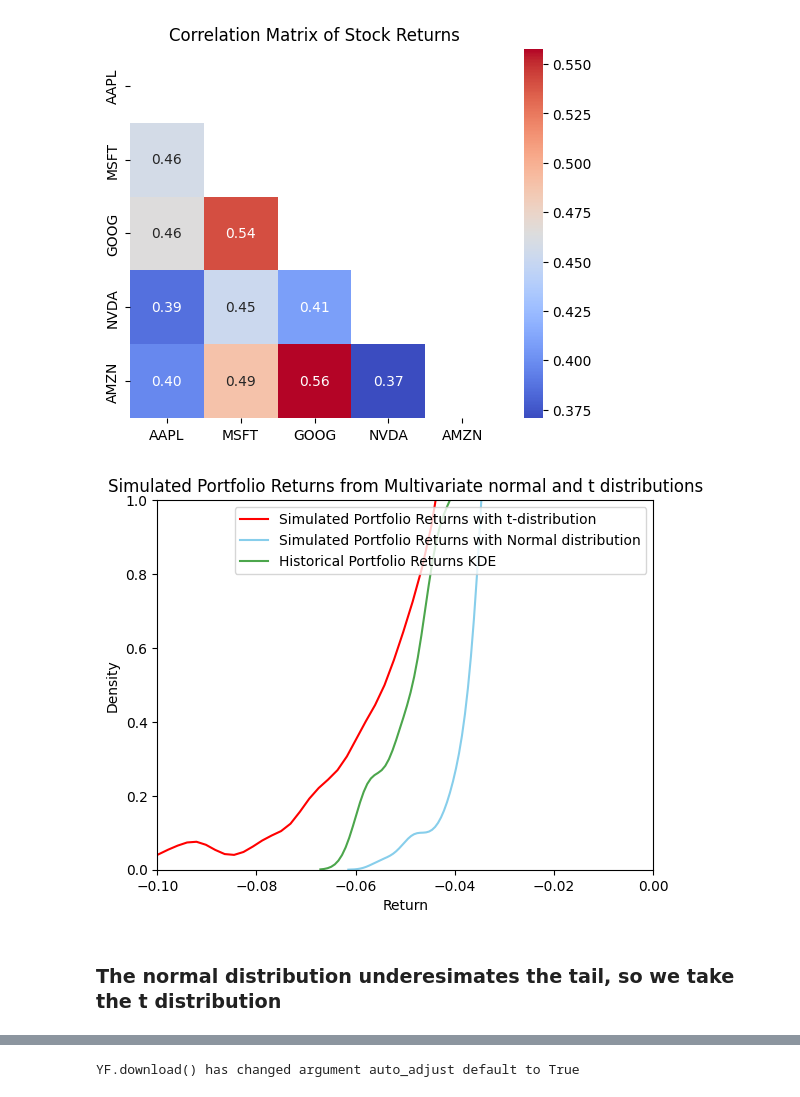
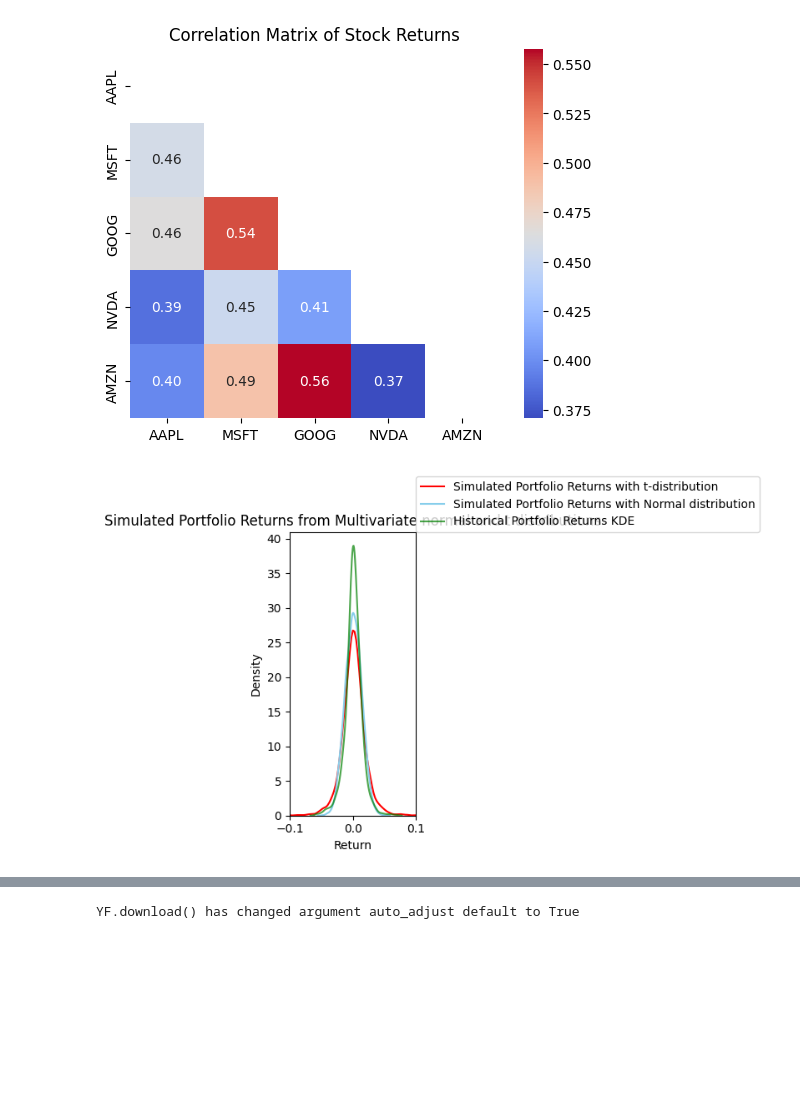
Before and after one commit to manipuppeteer/Finance-Projects, a Jupyter notebook: VaR & CVaR modelling/VaR_daily.ipynb, the cells around one changed output, grey strips where cells are left out. Cells and saved outputs as stored; diff of their text form; code cells hidden in the pictures; blank space fills up the shorter version.

```diff
--- a/VaR & CVaR modelling/VaR_daily.ipynb
+++ b/VaR & CVaR modelling/VaR_daily.ipynb
@@ -308,22 +334,20 @@ mvt_samples = mean_vec + (z - mean_vec) / scaling  # shape: (n_samples, n_assets
 # %%
 #mvt_samples.shape
 portfolio_returns_mvt = mvt_samples.dot(weights)
 portfolio_returns_normal= z.dot(weights)  # shape: (n_samples,)
-df, loc, scale = t.fit(portfolio_returns_mvt)
-mean, std_dev = norm.fit(portfolio_returns_normal)
+
 sns.kdeplot(portfolio_returns_mvt, color='red', label='Simulated Portfolio Returns with t-distribution')
 sns.kdeplot(portfolio_returns_normal, color='skyblue', label='Simulated Portfolio Returns with Normal distribution')
 sns.kdeplot(portfolio_returns, color='green', fill=False, alpha=0.7, label='Historical Portfolio Returns KDE')
 #plt.plot(x, , 'g--', label=f'Multivariate normal-distribution PDF (df={df:.1f})')
 plt.title('Simulated Portfolio Returns from Multivariate normal and t distributions')
-plt.xlim(-0.1, 0)
-plt.ylim(0,1)
+plt.xlim(-0.1, 0.1)
+#plt.ylim(0,1)
 plt.xlabel('Return')
 plt.ylabel('Density')
-plt.legend()
+plt.legend(loc = (1,1))
+plt.tight_layout()
 plt.show()
 # %% [output]
-[figure, old version]
+[figure, new version]
-# %% [markdown]
-### The normal distribution underesimates the tail, so we take the t distribution
 # %%
```
Also changed, not shown: parts of 17 cells of this notebook, 3 other files.
